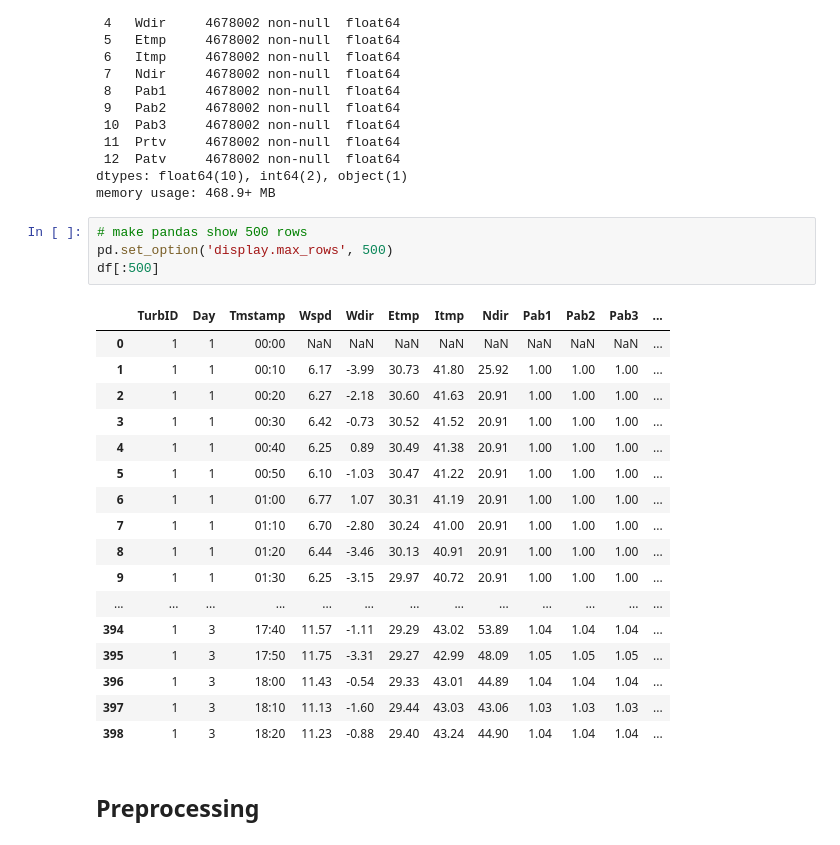
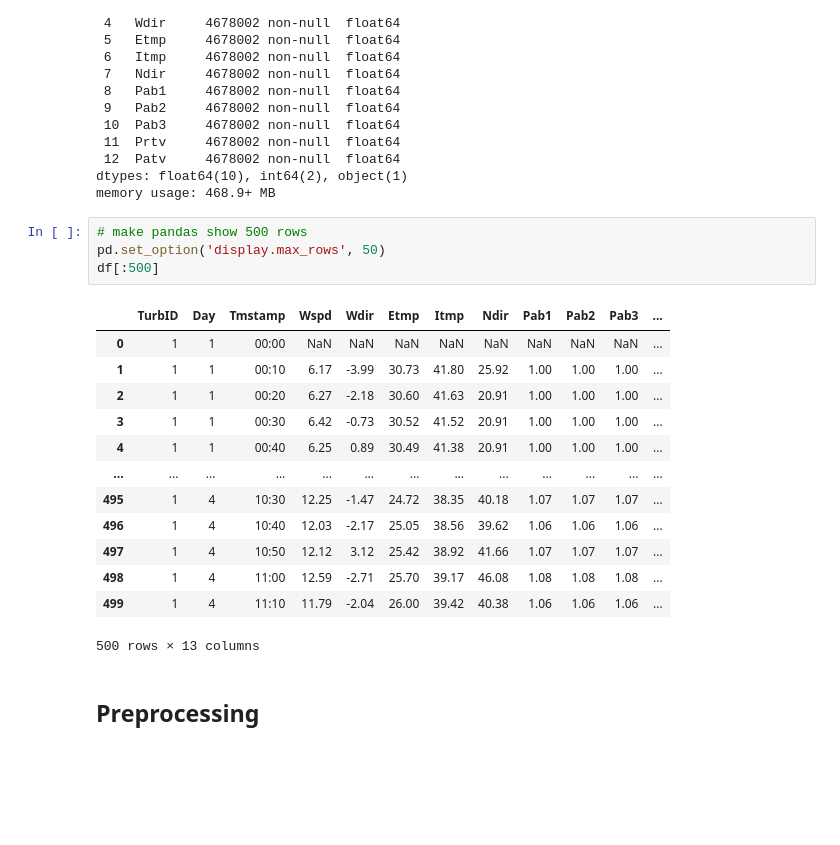
Before and after one commit to frsnjung/kddcup_wind_power_forecast, a Jupyter notebook: windfarm_forecast/notebooks/01_preprocessing_and_exploration.ipynb, the cells around one changed output. Cells and saved outputs as stored; diff of their text form; blank space fills up the shorter version.

```diff
--- a/windfarm_forecast/notebooks/01_preprocessing_and_exploration.ipynb
+++ b/windfarm_forecast/notebooks/01_preprocessing_and_exploration.ipynb
@@ -65,26 +65,22 @@ dtypes: float64(10), int64(2), object(1)
 memory usage: 468.9+ MB
 # %%
 # make pandas show 500 rows
-pd.set_option('display.max_rows', 500)
+pd.set_option('display.max_rows', 50)
 df[:500]
 # %% [output]
 |  | TurbID | Day | Tmstamp | Wspd | Wdir | Etmp | Itmp | Ndir | Pab1 | Pab2 | Pab3 | ... |
 | 0 | 1 | 1 | 00:00 | NaN | NaN | NaN | NaN | NaN | NaN | NaN | NaN | ... |
 | 1 | 1 | 1 | 00:10 | 6.17 | -3.99 | 30.73 | 41.80 | 25.92 | 1.00 | 1.00 | 1.00 | ... |
 | 2 | 1 | 1 | 00:20 | 6.27 | -2.18 | 30.60 | 41.63 | 20.91 | 1.00 | 1.00 | 1.00 | ... |
 | 3 | 1 | 1 | 00:30 | 6.42 | -0.73 | 30.52 | 41.52 | 20.91 | 1.00 | 1.00 | 1.00 | ... |
 | 4 | 1 | 1 | 00:40 | 6.25 | 0.89 | 30.49 | 41.38 | 20.91 | 1.00 | 1.00 | 1.00 | ... |
-| 5 | 1 | 1 | 00:50 | 6.10 | -1.03 | 30.47 | 41.22 | 20.91 | 1.00 | 1.00 | 1.00 | ... |
-| 6 | 1 | 1 | 01:00 | 6.77 | 1.07 | 30.31 | 41.19 | 20.91 | 1.00 | 1.00 | 1.00 | ... |
-| 7 | 1 | 1 | 01:10 | 6.70 | -2.80 | 30.24 | 41.00 | 20.91 | 1.00 | 1.00 | 1.00 | ... |
-| 8 | 1 | 1 | 01:20 | 6.44 | -3.46 | 30.13 | 40.91 | 20.91 | 1.00 | 1.00 | 1.00 | ... |
-| 9 | 1 | 1 | 01:30 | 6.25 | -3.15 | 29.97 | 40.72 | 20.91 | 1.00 | 1.00 | 1.00 | ... |
 | ... | ... | ... | ... | ... | ... | ... | ... | ... | ... | ... | ... | ... |
-| 394 | 1 | 3 | 17:40 | 11.57 | -1.11 | 29.29 | 43.02 | 53.89 | 1.04 | 1.04 | 1.04 | ... |
-| 395 | 1 | 3 | 17:50 | 11.75 | -3.31 | 29.27 | 42.99 | 48.09 | 1.05 | 1.05 | 1.05 | ... |
-| 396 | 1 | 3 | 18:00 | 11.43 | -0.54 | 29.33 | 43.01 | 44.89 | 1.04 | 1.04 | 1.04 | ... |
-| 397 | 1 | 3 | 18:10 | 11.13 | -1.60 | 29.44 | 43.03 | 43.06 | 1.03 | 1.03 | 1.03 | ... |
-| 398 | 1 | 3 | 18:20 | 11.23 | -0.88 | 29.40 | 43.24 | 44.90 | 1.04 | 1.04 | 1.04 | ... |
+| 495 | 1 | 4 | 10:30 | 12.25 | -1.47 | 24.72 | 38.35 | 40.18 | 1.07 | 1.07 | 1.07 | ... |
+| 496 | 1 | 4 | 10:40 | 12.03 | -2.17 | 25.05 | 38.56 | 39.62 | 1.06 | 1.06 | 1.06 | ... |
+| 497 | 1 | 4 | 10:50 | 12.12 | 3.12 | 25.42 | 38.92 | 41.66 | 1.07 | 1.07 | 1.07 | ... |
+| 498 | 1 | 4 | 11:00 | 12.59 | -2.71 | 25.70 | 39.17 | 46.08 | 1.08 | 1.08 | 1.08 | ... |
+| 499 | 1 | 4 | 11:10 | 11.79 | -2.04 | 26.00 | 39.42 | 40.38 | 1.06 | 1.06 | 1.06 | ... |
+500 rows × 13 columns
 # %% [markdown]
 ## Preprocessing
 # %% [markdown]
```
Also changed, not shown: parts of 7 cells of this notebook, 1 other file.
